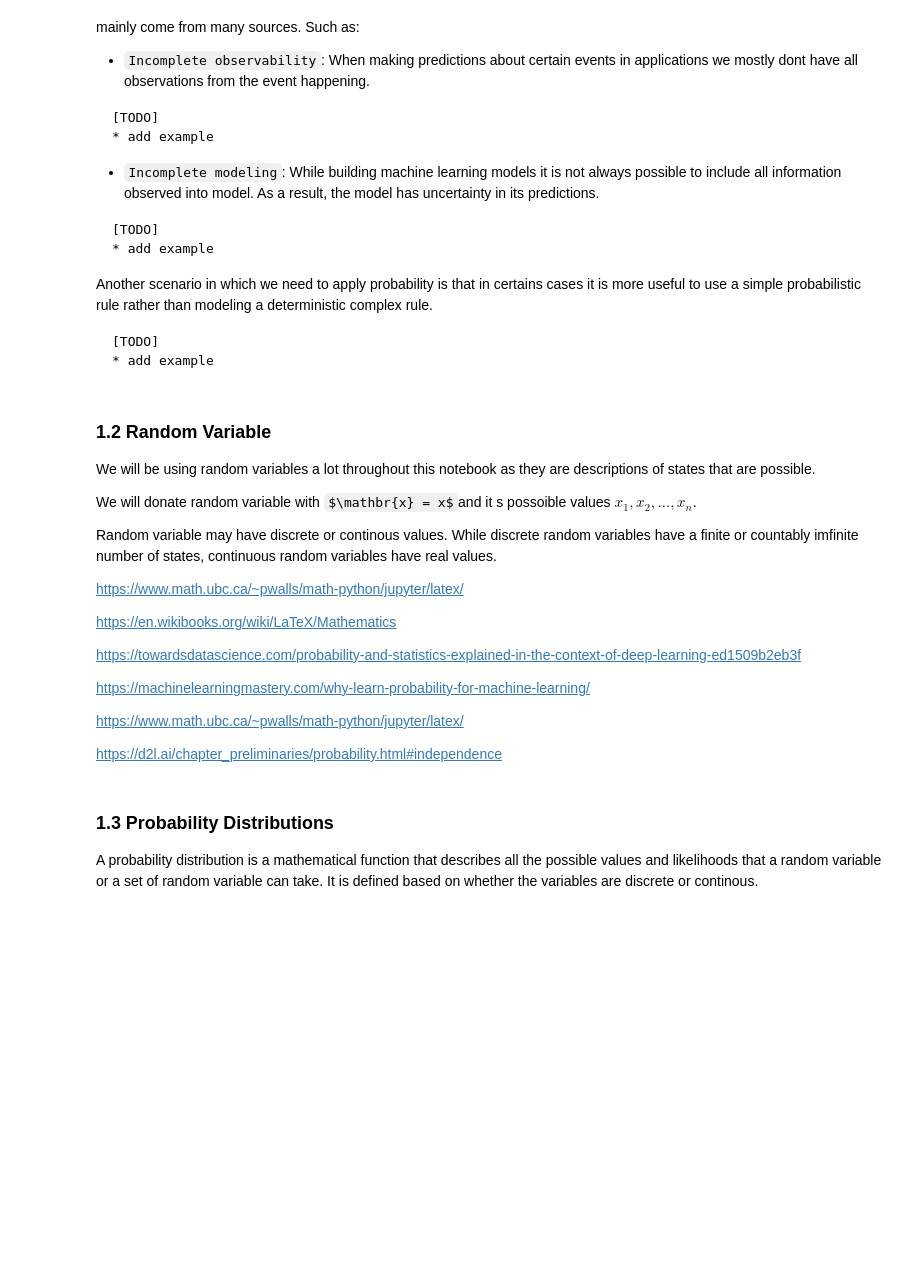
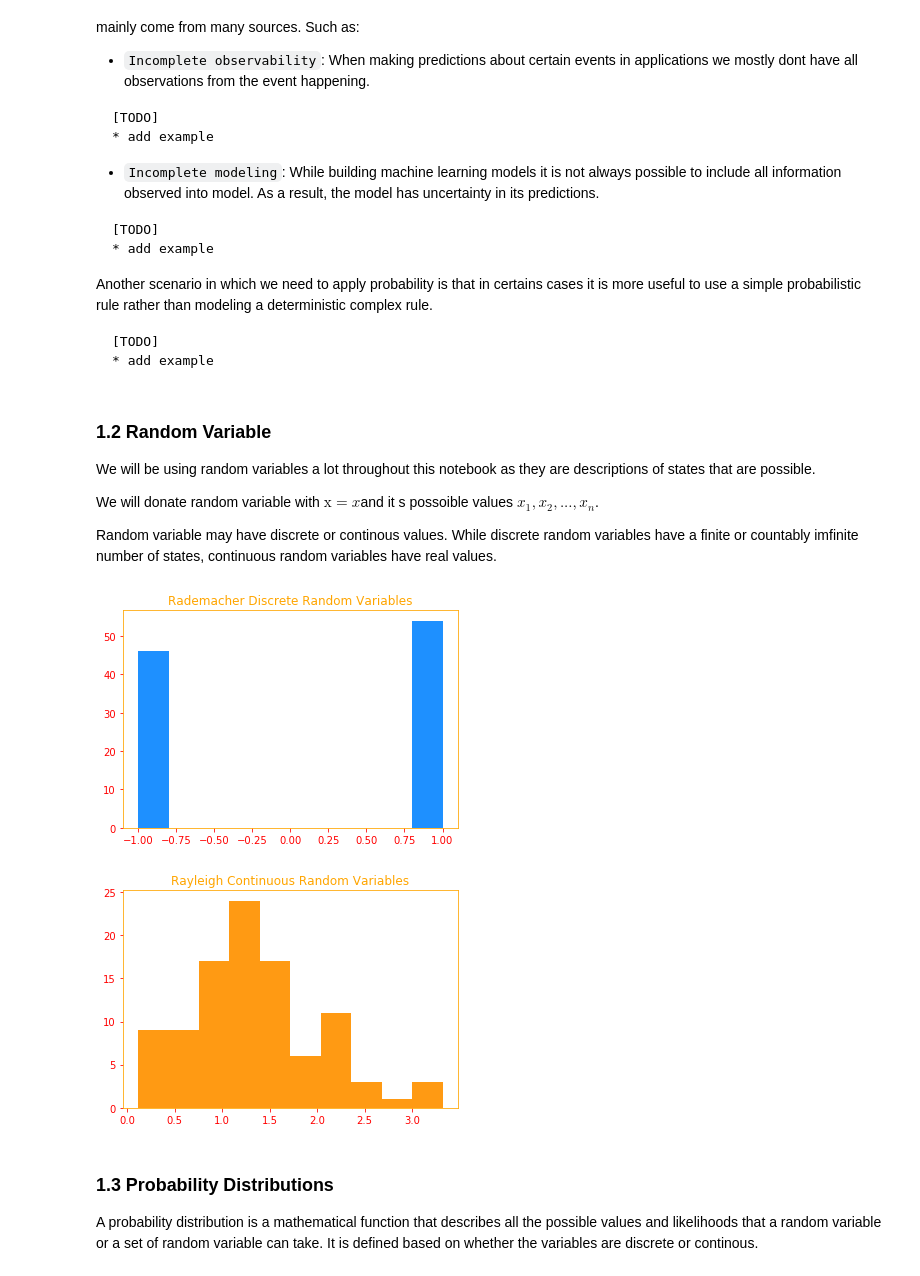
Before and after one commit to kaplansinan/DeepLearningBookTutorial, a Jupyter notebook: Probability.ipynb, the cells around one changed output. Drawn from its saved outputs; the diff is of its cells as text; code cells hidden in the pictures; some formulas as TeX source; blank space fills up the shorter version.

```diff
--- a/Probability.ipynb
+++ b/Probability.ipynb
@@ -12,0 +29,14 @@ While ***probability theory*** is a fundamental mathematical framework to repres
+# %%
+from helpers import evaluate
+
+
+# turning of tensorflow INFO, WARNING, and ERROR messages
+os.environ['TF_CPP_MIN_LOG_LEVEL'] = '3'
+
+# plt axis colors setup
+plt.rc_context({'axes.edgecolor':'orange', 'xtick.color':'red', 'ytick.color':'red', 'text.color':'orange'})
+
+color_b = 'dodgerblue'
+color_o = '#FF9A13'
+color_sb = '#0504aa'
+color_do = 'darkorange'
@@ -39,21 +75,28 @@ Another scenario in which we need to apply probability is that in certains cases
 ### 1.2 Random Variable
 We will be using random variables a lot throughout this notebook as they are descriptions of states that are possible.
 
-We will donate random variable with $\mathbr{x} = x$and it s possoible values $x_1, x_2,...,x_n$.
+We will donate random variable with $\mathrm{x} = x$and it s possoible values $x_1, x_2,...,x_n$.
 
 Random variable may have discrete or continous values. While discrete random variables have a finite or countably imfinite number of states, continuous random variables have real values.
-
-https://www.math.ubc.ca/~pwalls/math-python/jupyter/latex/
-
-https://en.wikibooks.org/wiki/LaTeX/Mathematics
-
-https://towardsdatascience.com/probability-and-statistics-explained-in-the-context-of-deep-learning-ed1509b2eb3f
-
-https://machinelearningmastery.com/why-learn-probability-for-machine-learning/
-
-https://www.math.ubc.ca/~pwalls/math-python/jupyter/latex/
-
-https://d2l.ai/chapter_preliminaries/probability.html#independence
+# %%
+# Discrete random variable
+rademacher = tfp.math.random_rademacher([1, 100], dtype=tf.int32)
+
+# Continuous random variable
+rayleigh = tfp.math.random_rayleigh([1, 100], dtype=tf.float32)
+
+# Plot discrete random variable 1 and -1
+plt.title("Rademacher Discrete Random Variables")
+plt.hist(rademacher, color=color_b)
+plt.show()
+
+# Plot continuous random variable
+plt.title("Rayleigh Continuous Random Variables")
+plt.hist(rayleigh, color=color_o)
+plt.show()
+# %% [output]
+[figure, added]
+[figure, added]
 # %% [markdown]
 ### 1.3 Probability Distributions
 A probability distribution is a mathematical function that describes all the possible values and likelihoods that a random variable or a set of random variable can take. It is defined based on whether the variables are discrete or continous.
```
Also changed, not shown: parts of 27 cells of this notebook, 1 other file.
